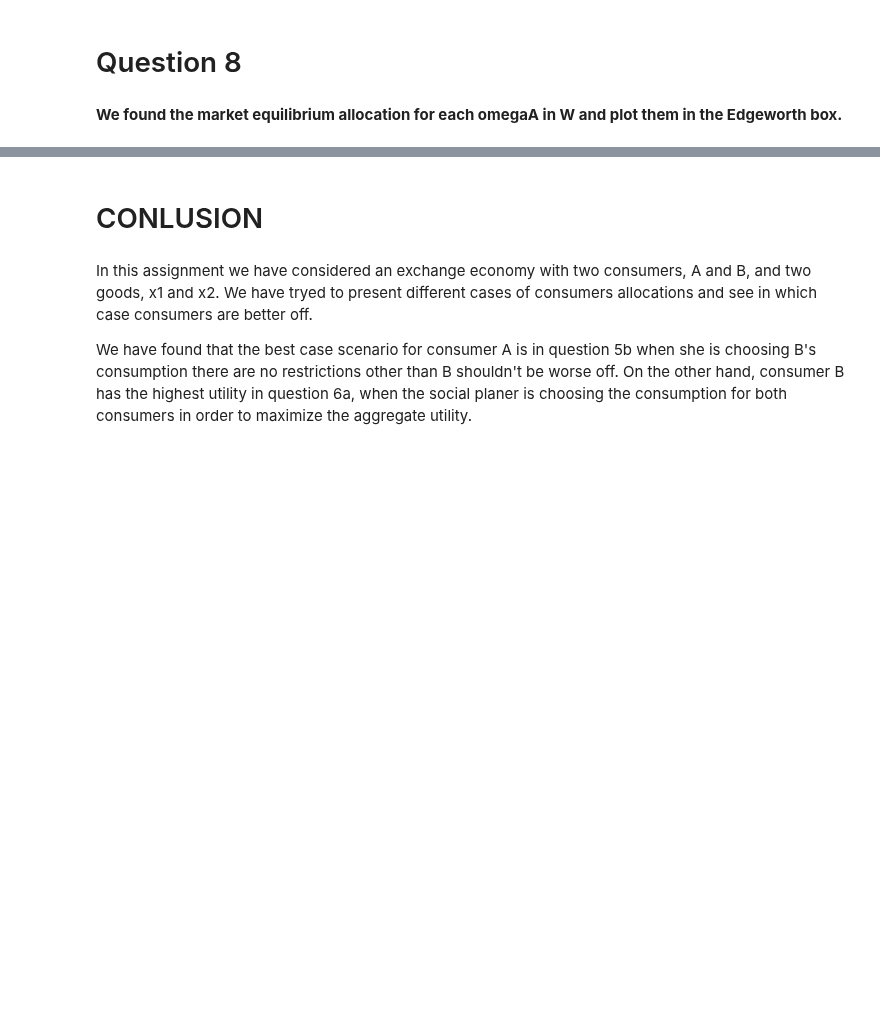
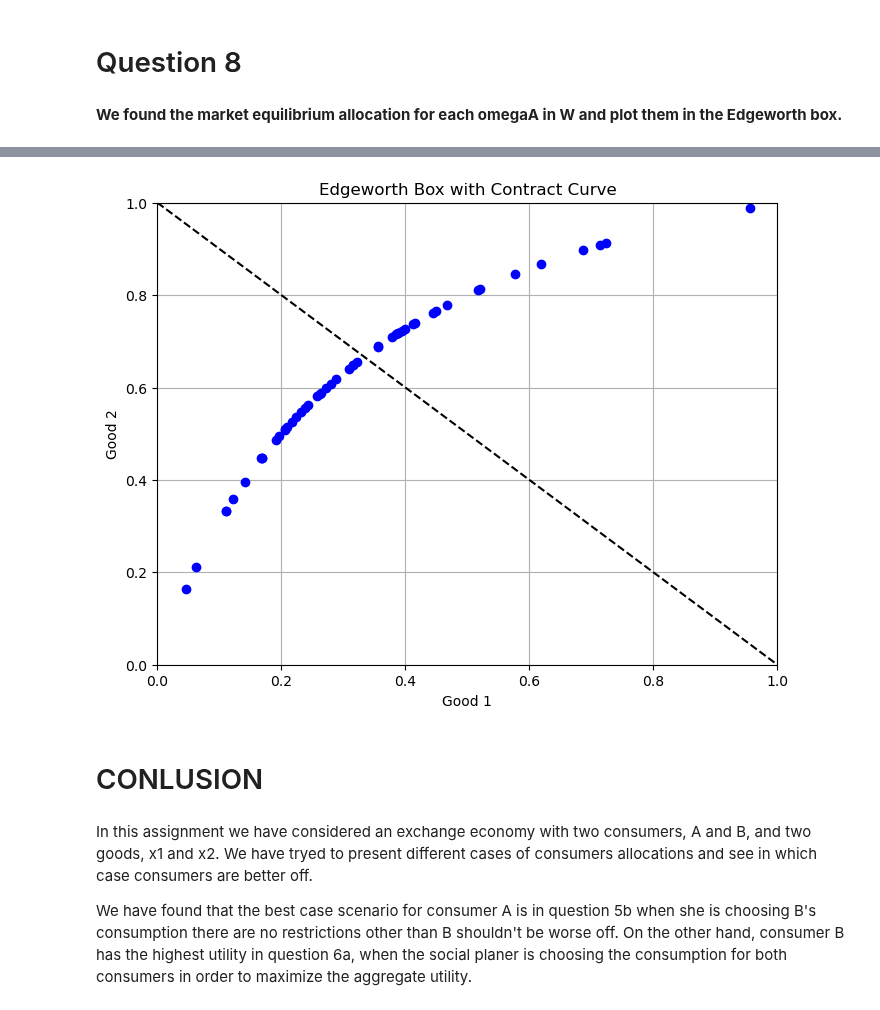
Before and after one commit to NumEconCopenhagen/projects-2024-chloe-louis-zuzanna, a Jupyter notebook: inauguralproject/inauguralproject.ipynb, the cells around one changed output, grey strips where cells are left out. Cells and saved outputs as stored; diff of their text form; code cells hidden in the pictures; blank space fills up the shorter version.

```diff
--- a/inauguralproject/inauguralproject.ipynb
+++ b/inauguralproject/inauguralproject.ipynb
@@ -705,3 +629,68 @@ plt.show()
+# %%
+# Market clearing error function
+def market_clearing_error(p1, omega1A, omega1B, omega2A, omega2B):
+    x1A_demand = x1A(p1, p2, omega1A, omega2A)
+    x1B_demand = x1B(p1, p2, omega1B, omega2B)
+    x2A_demand = x2A(p1, p2, omega1A, omega2A)
+    x2B_demand = x2B(p1, p2, omega1B, omega2B)
+
+    eps1 = x1A_demand + x1B_demand - (omega1A + omega1B)  # Market clearing error for good 1
+    eps2 = x2A_demand + x2B_demand - (omega2A + omega2B)  # Market clearing error for good 2
+
+    return abs(eps1) + abs(eps2)
+
+# Function to find the market equilibrium allocation for a given endowment
+def find_market_equilibrium(omega1A, omega2A):
+    omega1B = 1 - omega1A
+    omega2B = 1 - omega2A
+
+    initial_guess_p1 = 1  # Initial guess for p1
+
+    # Optimization problem to find the price that minimizes the market clearing error
+    result = minimize(market_clearing_error, initial_guess_p1, args=(omega1A, omega1B, omega2A, omega2B), bounds=[(0.01, 10)])
+
+    # Extracting the equilibrium price for good 1
+    equilibrium_price_p1 = result.x[0]
+
+    # Calculate the optimal consumption for A and B
+    x1A_optimal = x1A(equilibrium_price_p1, p2, omega1A, omega2A)
+    x2A_optimal = x2A(equilibrium_price_p1, p2, omega1A, omega2A)
+    x1B_optimal = x1B(equilibrium_price_p1, p2, omega1B, omega2B)
+    x2B_optimal = x2B(equilibrium_price_p1, p2, omega1B, omega2B)
+
+    return (x1A_optimal, x2A_optimal), (x1B_optimal, x2B_optimal)
+
+# Generating random set W
+np.random.seed(0)  # For reproducibility
+omega_A1_values = np.random.uniform(0, 1, num_elements)
+omega_A2_values = np.random.uniform(0, 1, num_elements)
+W = [(omega_A1_values[i], omega_A2_values[i]) for i in range(num_elements)]
+
+# Finding market equilibrium allocations for each ωA in W
+market_allocations = [find_market_equilibrium(omega1A, omega2A) for omega1A, omega2A in W]
+
+# Extract allocations for A only to form the contract curve
+allocations_A = [xA for (xA, xB) in market_allocations]
+
+# Plotting the Edgeworth box with the contract curve
+plt.figure(figsize=(8, 6))
+
+# Edgeworth box
+plt.plot([0, 1], [1, 0], 'k--')
+plt.xlim(0, 1)
+plt.ylim(0, 1)
+plt.xlabel('Good 1')
+plt.ylabel('Good 2')
+plt.title('Edgeworth Box with Contract Curve')
+
+# Plot only market equilibrium allocations for A (blue dots)
+for xA in allocations_A:
+    plt.plot(xA[0], xA[1], 'bo')  # Consumer A's allocation
+
+plt.grid(True)
+plt.show()
+# %% [output]
+[figure, added]
 # %% [markdown]
 # CONLUSION
 # %% [markdown]
```
Also changed, not shown: parts of 13 cells of this notebook.
